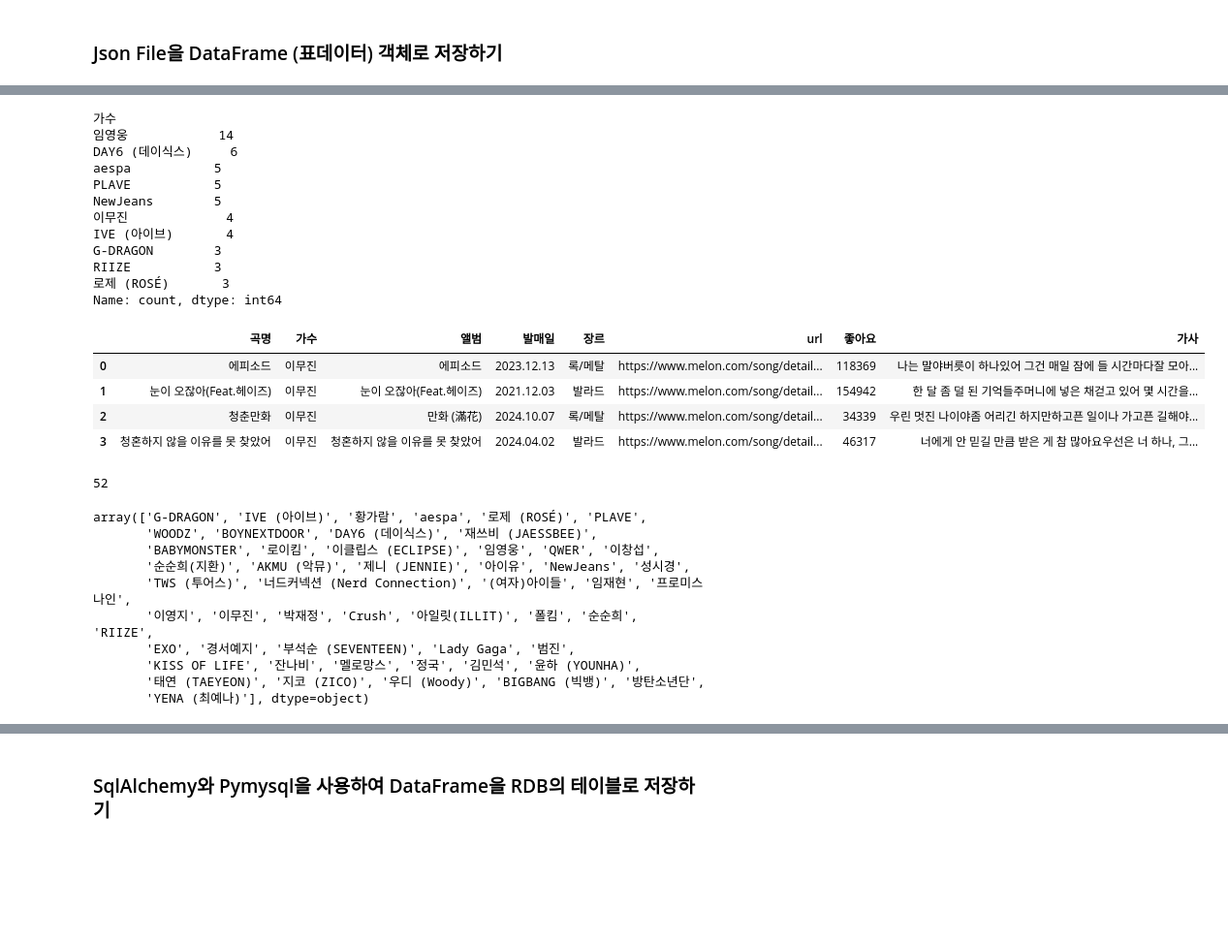
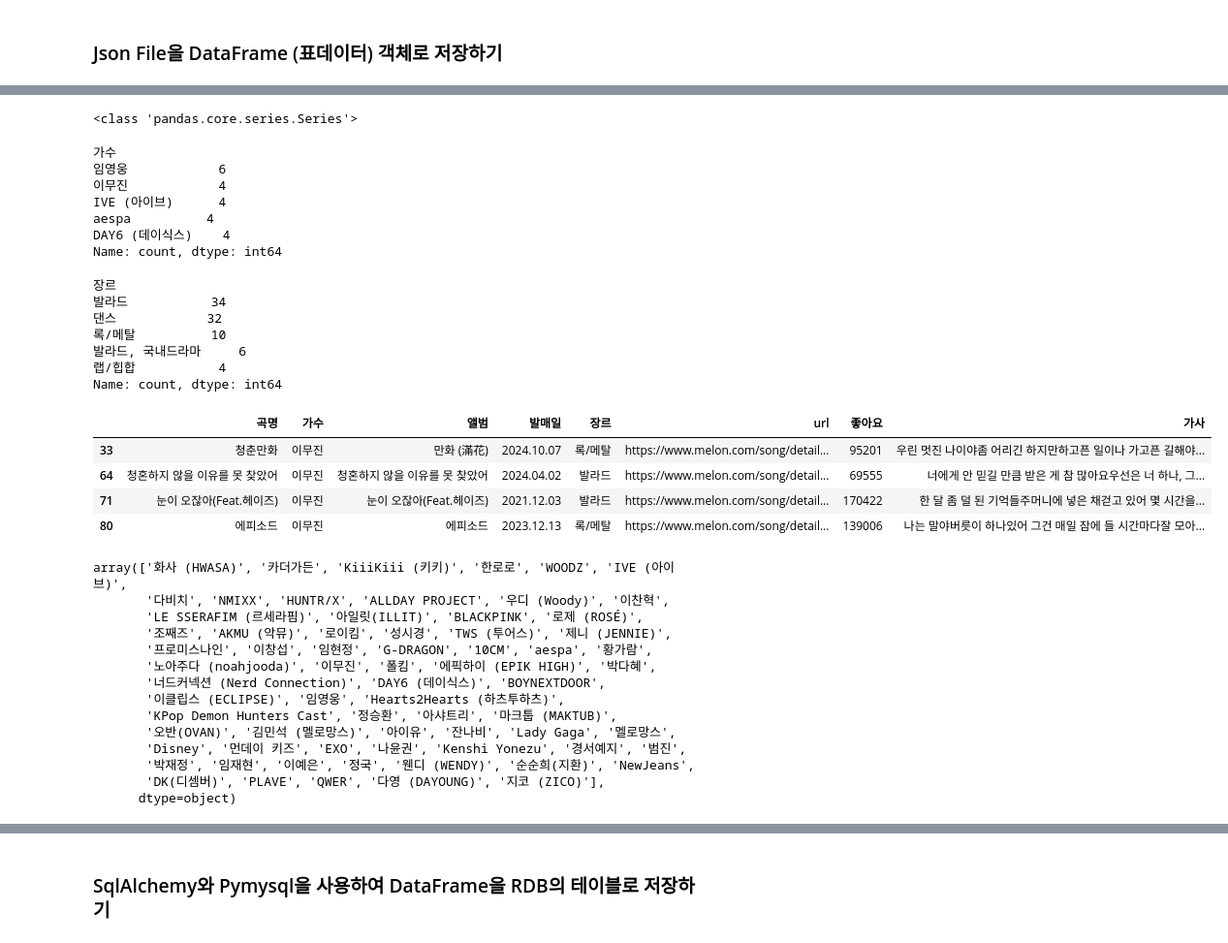
Before and after one commit to MATEN0920/Python_Webscraping_Analysis, a Jupyter notebook: 04.Melon100차트_데이터파싱_DB저장.ipynb, the cells around one changed output, grey strips where cells are left out. Shown at 97% size. Drawn from its saved outputs; the diff is of its cells as text; code cells hidden in the pictures; blank space fills up the shorter version.

```diff
--- a/04.Melon100차트_데이터파싱_DB저장.ipynb
+++ b/04.Melon100차트_데이터파싱_DB저장.ipynb
@@ -52,0 +188,5 @@ headers = {
+# %%
+import pandas as pd
+
+song_df = pd.read_json('data/songs100.json')
+song_df.head()
@@ -53,15 +200,24 @@ headers = {
+# %%
+# 가수 별 Row Counting
+print(type(song_df['가수']))
+song_df['가수'].value_counts().head()
+# %% [output]
+<class 'pandas.core.series.Series'>
+가수
+임영웅            6
+이무진            4
+IVE (아이브)      4
+aespa          4
+DAY6 (데이식스)    4
+Name: count, dtype: int64
 # %%
-# 가수 별 Row Counting
+# 장르 별 Row Counting
+song_df['장르'].value_counts().head()
 # %% [output]
-가수
-임영웅            14
-DAY6 (데이식스)     6
-aespa           5
-PLAVE           5
-NewJeans        5
-이무진             4
-IVE (아이브)       4
-G-DRAGON        3
-RIIZE           3
-로제 (ROSÉ)       3
+장르
+발라드           34
+댄스            32
+록/메탈          10
+발라드, 국내드라마     6
+랩/힙합           4
 Name: count, dtype: int64
@@ -70,22 +224,27 @@ Name: count, dtype: int64
 # %%
 # 특정 가수의 노래 정보 출력하기
+song_df.loc[song_df['가수'] == '이무진']
 # %% [output]
 |  | 곡명 | 가수 | 앨범 | 발매일 | 장르 | url | 좋아요 | 가사 |
-| 0 | 에피소드 | 이무진 | 에피소드 | 2023.12.13 | 록/메탈 | https://www.melon.com/song/detail... | 118369 | 나는 말야버릇이 하나있어 그건 매일 잠에 들 시간마다잘 모아... |
-| 1 | 눈이 오잖아(Feat.헤이즈) | 이무진 | 눈이 오잖아(Feat.헤이즈) | 2021.12.03 | 발라드 | https://www.melon.com/song/detail... | 154942 | 한 달 좀 덜 된 기억들주머니에 넣은 채걷고 있어 몇 시간을... |
-| 2 | 청춘만화 | 이무진 | 만화 (滿花) | 2024.10.07 | 록/메탈 | https://www.melon.com/song/detail... | 34339 | 우린 멋진 나이야좀 어리긴 하지만하고픈 일이나 가고픈 길해야... |
-| 3 | 청혼하지 않을 이유를 못 찾았어 | 이무진 | 청혼하지 않을 이유를 못 찾았어 | 2024.04.02 | 발라드 | https://www.melon.com/song/detail... | 46317 | 너에게 안 믿길 만큼 받은 게 참 많아요우선은 너 하나, 그... |
+| 33 | 청춘만화 | 이무진 | 만화 (滿花) | 2024.10.07 | 록/메탈 | https://www.melon.com/song/detail... | 95201 | 우린 멋진 나이야좀 어리긴 하지만하고픈 일이나 가고픈 길해야... |
+| 64 | 청혼하지 않을 이유를 못 찾았어 | 이무진 | 청혼하지 않을 이유를 못 찾았어 | 2024.04.02 | 발라드 | https://www.melon.com/song/detail... | 69555 | 너에게 안 믿길 만큼 받은 게 참 많아요우선은 너 하나, 그... |
+| 71 | 눈이 오잖아(Feat.헤이즈) | 이무진 | 눈이 오잖아(Feat.헤이즈) | 2021.12.03 | 발라드 | https://www.melon.com/song/detail... | 170422 | 한 달 좀 덜 된 기억들주머니에 넣은 채걷고 있어 몇 시간을... |
+| 80 | 에피소드 | 이무진 | 에피소드 | 2023.12.13 | 록/메탈 | https://www.melon.com/song/detail... | 139006 | 나는 말야버릇이 하나있어 그건 매일 잠에 들 시간마다잘 모아... |
 # %%
 # unique 한 가수명을 리스트 형태로 출력하기
+song_df['가수'].unique()
 # %% [output]
-52
+array(['화사 (HWASA)', '카더가든', 'KiiiKiii (키키)', '한로로', 'WOODZ', 'IVE (아이브)',
+       '다비치', 'NMIXX', 'HUNTR/X', 'ALLDAY PROJECT', '우디 (Woody)', '이찬혁',
+       'LE SSERAFIM (르세라핌)', '아일릿(ILLIT)', 'BLACKPINK', '로제 (ROSÉ)',
+       '조째즈', 'AKMU (악뮤)', '로이킴', '성시경', 'TWS (투어스)', '제니 (JENNIE)',
+       '프로미스나인', '이창섭', '임현정', 'G-DRAGON', '10CM', 'aespa', '황가람',
+       '노아주다 (noahjooda)', '이무진', '폴킴', '에픽하이 (EPIK HIGH)', '박다혜',
+       '너드커넥션 (Nerd Connection)', 'DAY6 (데이식스)', 'BOYNEXTDOOR',
+       '이클립스 (ECLIPSE)', '임영웅', 'Hearts2Hearts (하츠투하츠)',
+       'KPop Demon Hunters Cast', '정승환', '아샤트리', '마크툽 (MAKTUB)',
+       '오반(OVAN)', '김민석 (멜로망스)', '아이유', '잔나비', 'Lady Gaga', '멜로망스',
+       'Disney', '먼데이 키즈', 'EXO', '나윤권', 'Kenshi Yonezu', '경서예지', '범진',
+       '박재정', '임재현', '이예은', '정국', '웬디 (WENDY)', '순순희(지환)', 'NewJeans',
+       'DK(디셈버)', 'PLAVE', 'QWER', '다영 (DAYOUNG)', '지코 (ZICO)'],
+      dtype=object)
-array(['G-DRAGON', 'IVE (아이브)', '황가람', 'aespa', '로제 (ROSÉ)', 'PLAVE',
-       'WOODZ', 'BOYNEXTDOOR', 'DAY6 (데이식스)', '재쓰비 (JAESSBEE)',
-       'BABYMONSTER', '로이킴', '이클립스 (ECLIPSE)', '임영웅', 'QWER', '이창섭',
-       '순순희(지환)', 'AKMU (악뮤)', '제니 (JENNIE)', '아이유', 'NewJeans', '성시경',
-       'TWS (투어스)', '너드커넥션 (Nerd Connection)', '(여자)아이들', '임재현', '프로미스나인',
-       '이영지', '이무진', '박재정', 'Crush', '아일릿(ILLIT)', '폴킴', '순순희', 'RIIZE',
-       'EXO', '경서예지', '부석순 (SEVENTEEN)', 'Lady Gaga', '범진',
-       'KISS OF LIFE', '잔나비', '멜로망스', '정국', '김민석', '윤하 (YOUNHA)',
-       '태연 (TAEYEON)', '지코 (ZICO)', '우디 (Woody)', 'BIGBANG (빅뱅)', '방탄소년단',
-       'YENA (최예나)'], dtype=object)
```
Also changed, not shown: parts of 28 cells of this notebook, 3 other files.
